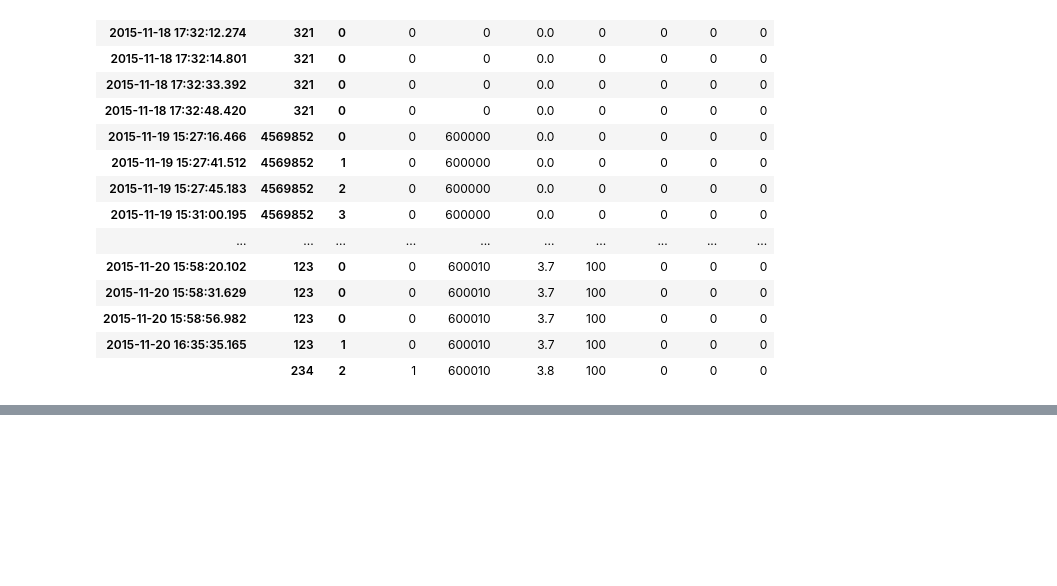
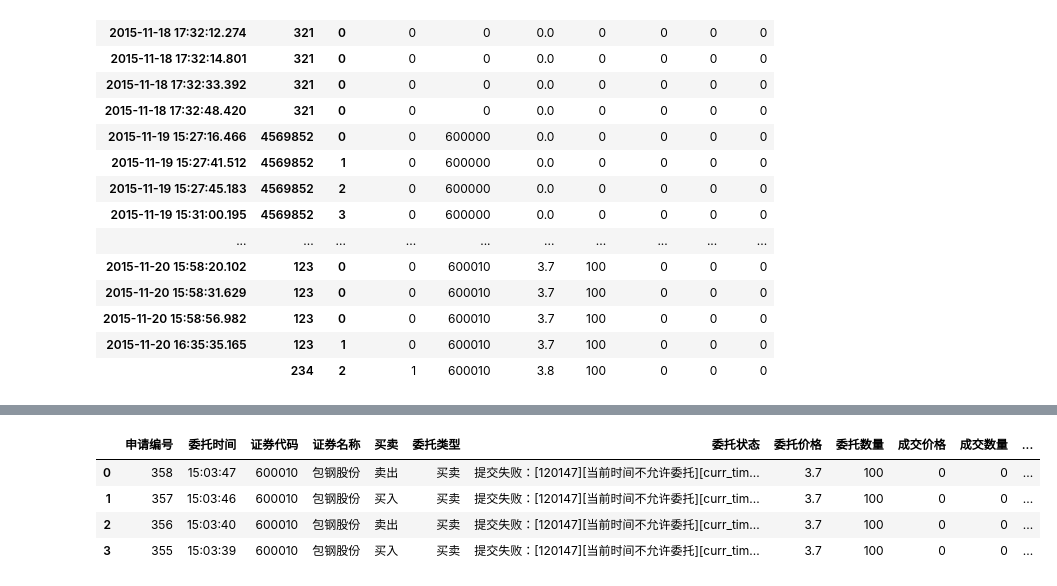
Before and after one commit to llmofang/TradeAgent, a Jupyter notebook: doc/Untitled.ipynb, the cells around one changed output, grey strips where cells are left out. Cells and saved outputs as stored; diff of their text form; code cells hidden in the pictures; blank space fills up the shorter version.

```diff
--- a/doc/Untitled.ipynb
+++ b/doc/Untitled.ipynb
@@ -202,0 +227,10 @@ pd.concat([dfRequestTrades,dfNewRequstTrades])
+# %%
+df = pd.read_clipboard(encoding='gbk')
+# %%
+df[df[u'申请编号']> 350]
+# %% [output]
+|  | 申请编号 | 委托时间 | 证券代码 | 证券名称 | 买卖 | 委托类型 | 委托状态 | 委托价格 | 委托数量 | 成交价格 | 成交数量 | ... |
+| 0 | 358 | 15:03:47 | 600010 | 包钢股份 | 卖出 | 买卖 | 提交失败：[120147][当前时间不允许委托][curr_tim... | 3.7 | 100 | 0 | 0 | ... |
+| 1 | 357 | 15:03:46 | 600010 | 包钢股份 | 买入 | 买卖 | 提交失败：[120147][当前时间不允许委托][curr_tim... | 3.7 | 100 | 0 | 0 | ... |
+| 2 | 356 | 15:03:40 | 600010 | 包钢股份 | 卖出 | 买卖 | 提交失败：[120147][当前时间不允许委托][curr_tim... | 3.7 | 100 | 0 | 0 | ... |
+| 3 | 355 | 15:03:39 | 600010 | 包钢股份 | 买入 | 买卖 | 提交失败：[120147][当前时间不允许委托][curr_tim... | 3.7 | 100 | 0 | 0 | ... |
```
Also changed, not shown: parts of 9 cells of this notebook, 13 other files.
